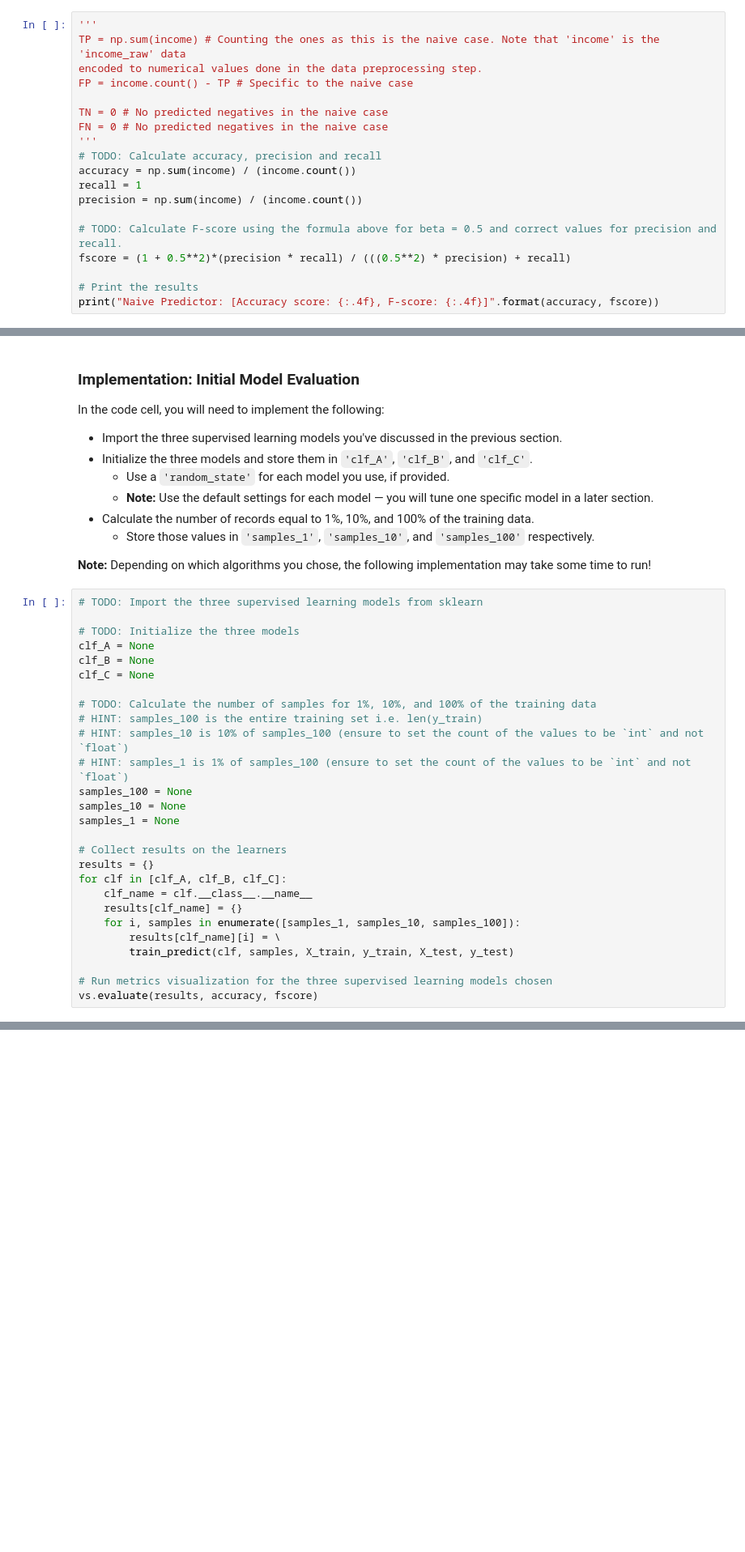
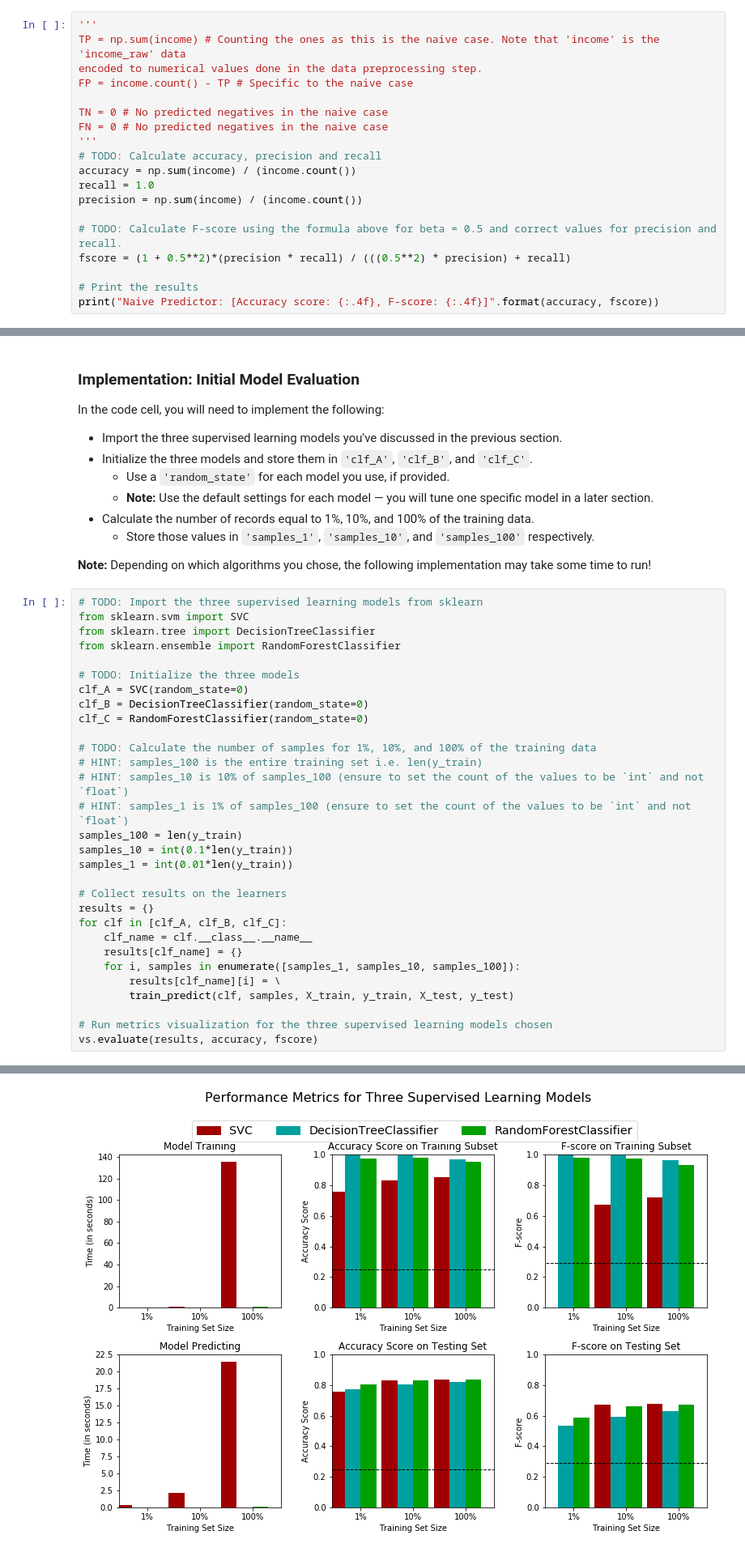
Before and after one commit to agoila/udacity-mlnd-P2, a Jupyter notebook: finding_donors.ipynb, the cells around one changed output, grey strips where cells are left out. Shown at 81% size. Saved outputs shown, nothing was run; the diff lists cells and outputs as text; blank space fills up the shorter version.

```diff
--- a/finding_donors.ipynb
+++ b/finding_donors.ipynb
@@ -246,7 +246,7 @@ FN = 0 # No predicted negatives in the naive case
 '''
 # TODO: Calculate accuracy, precision and recall
 accuracy = np.sum(income) / (income.count())
-recall = 1
+recall = 1.0
 precision = np.sum(income) / (income.count())
 
 # TODO: Calculate F-score using the formula above for beta = 0.5 and correct values for precision and recall.
@@ -357,19 +357,22 @@ In the code cell, you will need to implement the following:
 **Note:** Depending on which algorithms you chose, the following implementation may take some time to run!
 # %%
 # TODO: Import the three supervised learning models from sklearn
+from sklearn.svm import SVC
+from sklearn.tree import DecisionTreeClassifier
+from sklearn.ensemble import RandomForestClassifier
 
 # TODO: Initialize the three models
-clf_A = None
-clf_B = None
-clf_C = None
+clf_A = SVC(random_state=0)
+clf_B = DecisionTreeClassifier(random_state=0)
+clf_C = RandomForestClassifier(random_state=0)
 
 # TODO: Calculate the number of samples for 1%, 10%, and 100% of the training data
 # HINT: samples_100 is the entire training set i.e. len(y_train)
 # HINT: samples_10 is 10% of samples_100 (ensure to set the count of the values to be `int` and not `float`)
 # HINT: samples_1 is 1% of samples_100 (ensure to set the count of the values to be `int` and not `float`)
-samples_100 = None
-samples_10 = None
-samples_1 = None
+samples_100 = len(y_train)
+samples_10 = int(0.1*len(y_train))
+samples_1 = int(0.01*len(y_train))
 
 # Collect results on the learners
 results = {}
@@ -382,3 +385,4 @@ for clf in [clf_A, clf_B, clf_C]:
 
 # Run metrics visualization for the three supervised learning models chosen
 vs.evaluate(results, accuracy, fscore)
+# %% [output]
@@ -385,3 +398,4 @@ vs.evaluate(results, accuracy, fscore)
+[figure, added]
 # %% [markdown]
 ----
 ## Improving Results
```
Also changed, not shown: parts of 1 cell of this notebook.
